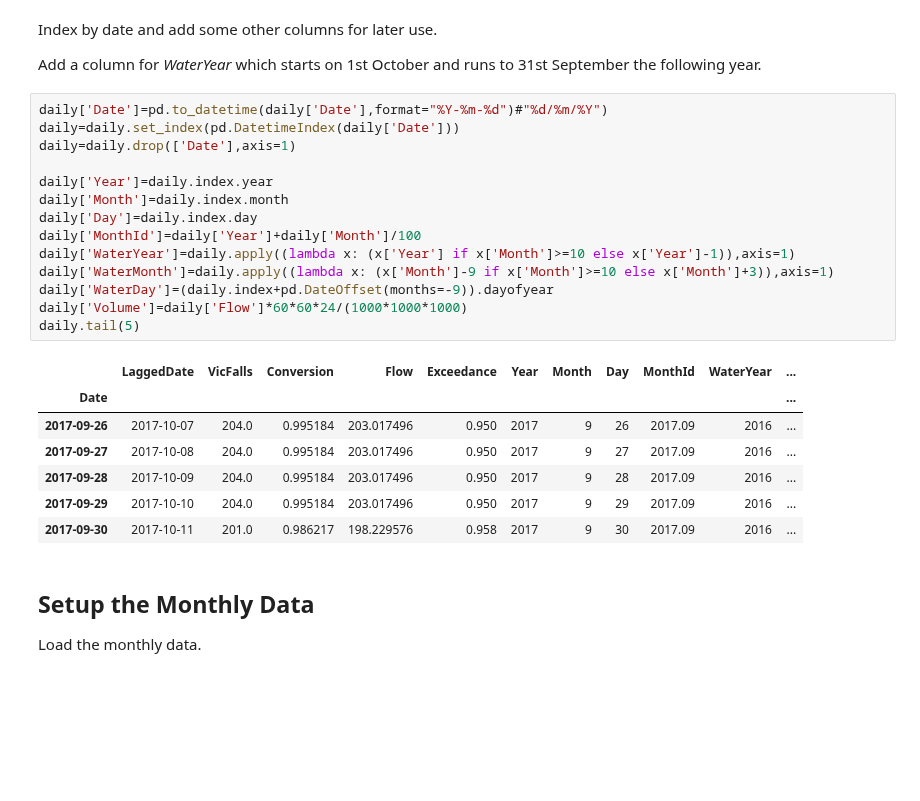
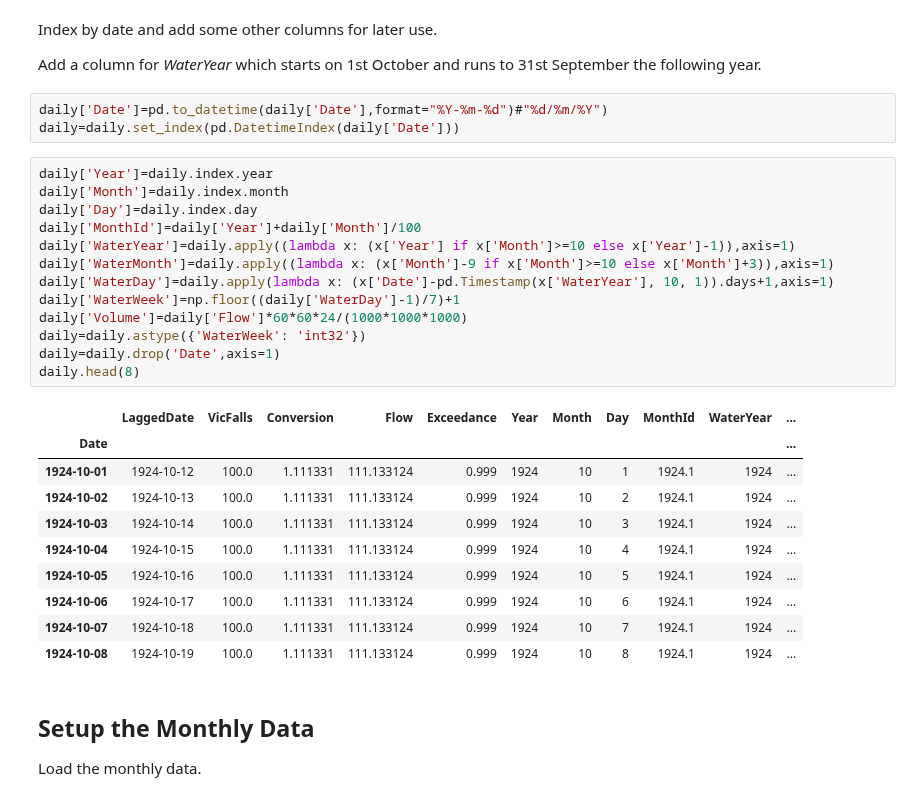
Before and after one commit to AndyFlem/ngonye-notepad, a Jupyter notebook: c_flow_data.ipynb, the cells around one changed output. Saved outputs shown, nothing was run; the diff lists cells and outputs as text; blank space fills up the shorter version.

```diff
--- a/c_flow_data.ipynb
+++ b/c_flow_data.ipynb
@@ -44,28 +44,33 @@ daily.tail(4)
 Index by date and add some other columns for later use.
 
 Add a column for *WaterYear* which starts on 1st October and runs to 31st September the following year.
+# %%
+daily['Date']=pd.to_datetime(daily['Date'],format="%Y-%m-%d")#"%d/%m/%Y")
+daily=daily.set_index(pd.DatetimeIndex(daily['Date']))
 # %%
-daily['Date']=pd.to_datetime(daily['Date'],format="%Y-%m-%d")#"%d/%m/%Y")
-daily=daily.set_index(pd.DatetimeIndex(daily['Date']))
-daily=daily.drop(['Date'],axis=1)
-
 daily['Year']=daily.index.year
 daily['Month']=daily.index.month
 daily['Day']=daily.index.day
 daily['MonthId']=daily['Year']+daily['Month']/100
 daily['WaterYear']=daily.apply((lambda x: (x['Year'] if x['Month']>=10 else x['Year']-1)),axis=1)
 daily['WaterMonth']=daily.apply((lambda x: (x['Month']-9 if x['Month']>=10 else x['Month']+3)),axis=1)
-daily['WaterDay']=(daily.index+pd.DateOffset(months=-9)).dayofyear
+daily['WaterDay']=daily.apply(lambda x: (x['Date']-pd.Timestamp(x['WaterYear'], 10, 1)).days+1,axis=1)
+daily['WaterWeek']=np.floor((daily['WaterDay']-1)/7)+1
 daily['Volume']=daily['Flow']*60*60*24/(1000*1000*1000)
-daily.tail(5)
+daily=daily.astype({'WaterWeek': 'int32'})
+daily=daily.drop('Date',axis=1)
+daily.head(8)
 # %% [output]
 |  | LaggedDate | VicFalls | Conversion | Flow | Exceedance | Year | Month | Day | MonthId | WaterYear | ... |
 | Date |  |  |  |  |  |  |  |  |  |  | ... |
-| 2017-09-26 | 2017-10-07 | 204.0 | 0.995184 | 203.017496 | 0.950 | 2017 | 9 | 26 | 2017.09 | 2016 | ... |
-| 2017-09-27 | 2017-10-08 | 204.0 | 0.995184 | 203.017496 | 0.950 | 2017 | 9 | 27 | 2017.09 | 2016 | ... |
-| 2017-09-28 | 2017-10-09 | 204.0 | 0.995184 | 203.017496 | 0.950 | 2017 | 9 | 28 | 2017.09 | 2016 | ... |
-| 2017-09-29 | 2017-10-10 | 204.0 | 0.995184 | 203.017496 | 0.950 | 2017 | 9 | 29 | 2017.09 | 2016 | ... |
-| 2017-09-30 | 2017-10-11 | 201.0 | 0.986217 | 198.229576 | 0.958 | 2017 | 9 | 30 | 2017.09 | 2016 | ... |
+| 1924-10-01 | 1924-10-12 | 100.0 | 1.111331 | 111.133124 | 0.999 | 1924 | 10 | 1 | 1924.1 | 1924 | ... |
+| 1924-10-02 | 1924-10-13 | 100.0 | 1.111331 | 111.133124 | 0.999 | 1924 | 10 | 2 | 1924.1 | 1924 | ... |
+| 1924-10-03 | 1924-10-14 | 100.0 | 1.111331 | 111.133124 | 0.999 | 1924 | 10 | 3 | 1924.1 | 1924 | ... |
+| 1924-10-04 | 1924-10-15 | 100.0 | 1.111331 | 111.133124 | 0.999 | 1924 | 10 | 4 | 1924.1 | 1924 | ... |
+| 1924-10-05 | 1924-10-16 | 100.0 | 1.111331 | 111.133124 | 0.999 | 1924 | 10 | 5 | 1924.1 | 1924 | ... |
+| 1924-10-06 | 1924-10-17 | 100.0 | 1.111331 | 111.133124 | 0.999 | 1924 | 10 | 6 | 1924.1 | 1924 | ... |
+| 1924-10-07 | 1924-10-18 | 100.0 | 1.111331 | 111.133124 | 0.999 | 1924 | 10 | 7 | 1924.1 | 1924 | ... |
+| 1924-10-08 | 1924-10-19 | 100.0 | 1.111331 | 111.133124 | 0.999 | 1924 | 10 | 8 | 1924.1 | 1924 | ... |
 # %% [markdown]
 ## Setup the Monthly Data
 
```
Also changed, not shown: 11 other files.
